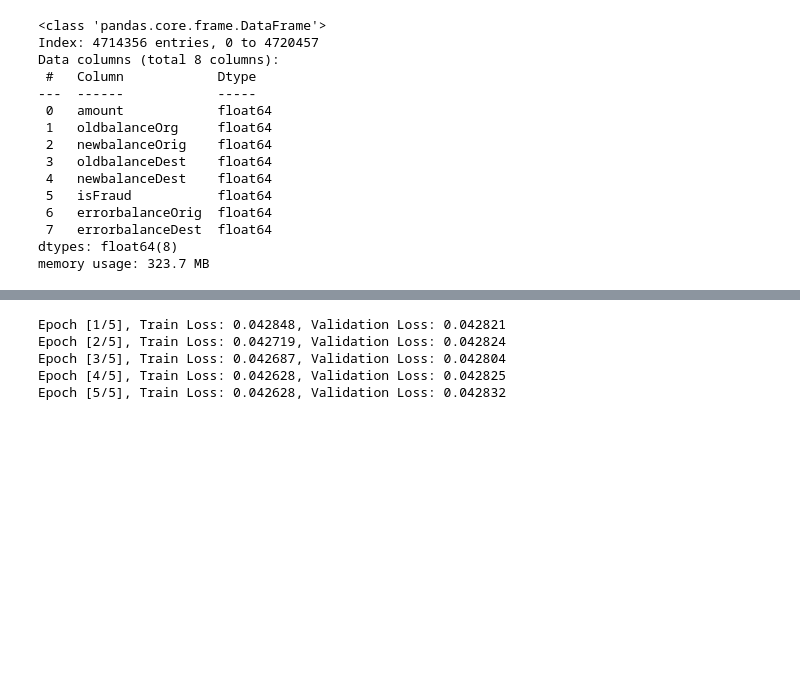
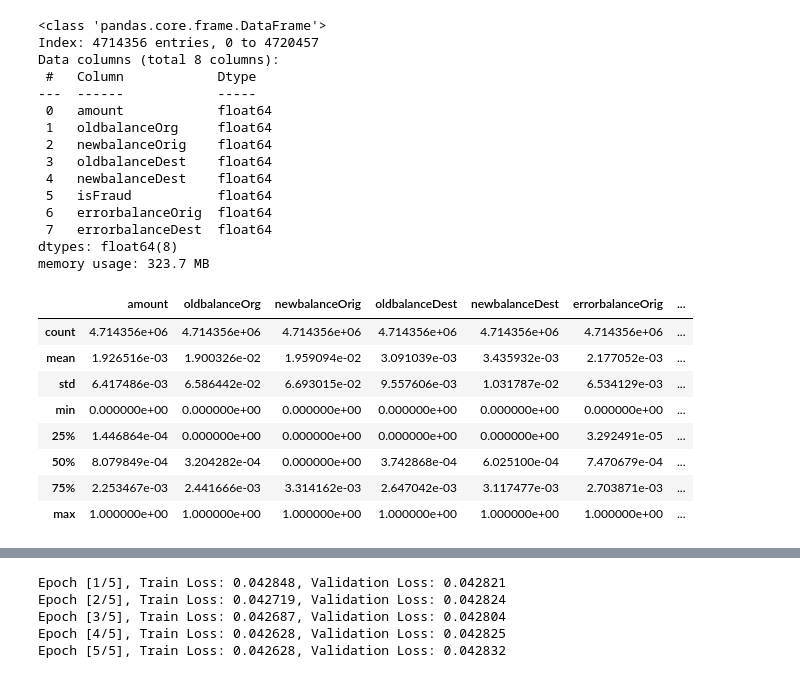
Before and after one commit to pkarthikeya1/Fraud_Detection, a Jupyter notebook: notebooks/04_Model_Building.ipynb, the cells around one changed output, grey strips where cells are left out. Cells and saved outputs as stored; diff of their text form; code cells hidden in the pictures; blank space fills up the shorter version.

```diff
--- a/notebooks/04_Model_Building.ipynb
+++ b/notebooks/04_Model_Building.ipynb
@@ -261,6 +261,18 @@ Data columns (total 8 columns):
  7   errorbalanceDest  float64
 dtypes: float64(8)
 memory usage: 323.7 MB
+# %%
+X_n_normalized.describe()
+# %% [output]
+|  | amount | oldbalanceOrg | newbalanceOrig | oldbalanceDest | newbalanceDest | errorbalanceOrig | ... |
+| count | 4.714356e+06 | 4.714356e+06 | 4.714356e+06 | 4.714356e+06 | 4.714356e+06 | 4.714356e+06 | ... |
+| mean | 1.926516e-03 | 1.900326e-02 | 1.959094e-02 | 3.091039e-03 | 3.435932e-03 | 2.177052e-03 | ... |
+| std | 6.417486e-03 | 6.586442e-02 | 6.693015e-02 | 9.557606e-03 | 1.031787e-02 | 6.534129e-03 | ... |
+| min | 0.000000e+00 | 0.000000e+00 | 0.000000e+00 | 0.000000e+00 | 0.000000e+00 | 0.000000e+00 | ... |
+| 25% | 1.446864e-04 | 0.000000e+00 | 0.000000e+00 | 0.000000e+00 | 0.000000e+00 | 3.292491e-05 | ... |
+| 50% | 8.079849e-04 | 3.204282e-04 | 0.000000e+00 | 3.742868e-04 | 6.025100e-04 | 7.470679e-04 | ... |
+| 75% | 2.253467e-03 | 2.441666e-03 | 3.314162e-03 | 2.647042e-03 | 3.117477e-03 | 2.703871e-03 | ... |
+| max | 1.000000e+00 | 1.000000e+00 | 1.000000e+00 | 1.000000e+00 | 1.000000e+00 | 1.000000e+00 | ... |
 # %%
 import torch
 import torch.nn as nn
```
Also changed, not shown: parts of 6 cells of this notebook, 1 other file.
